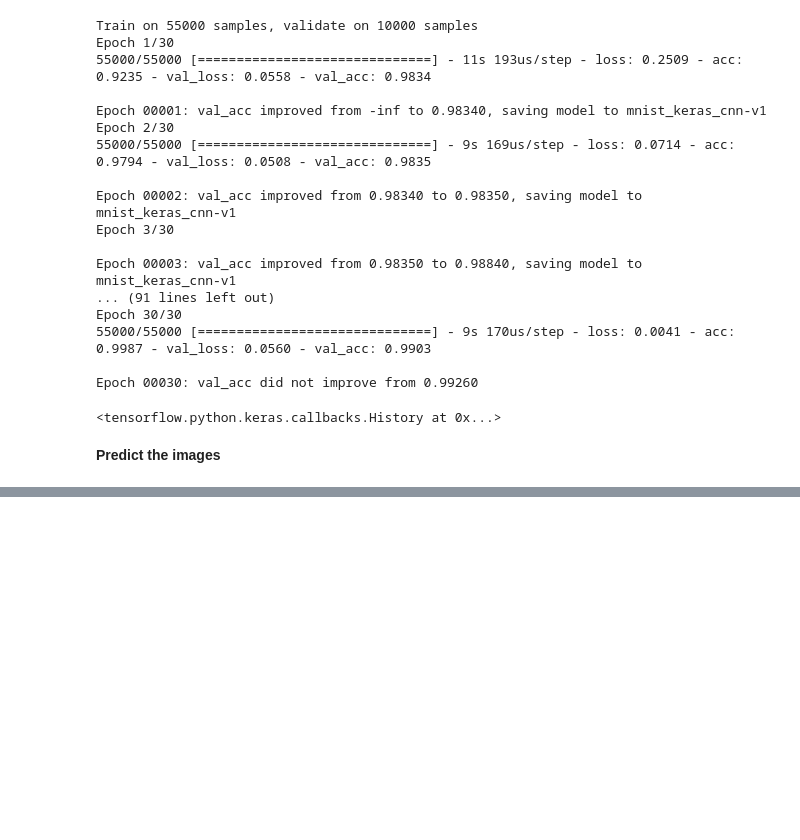
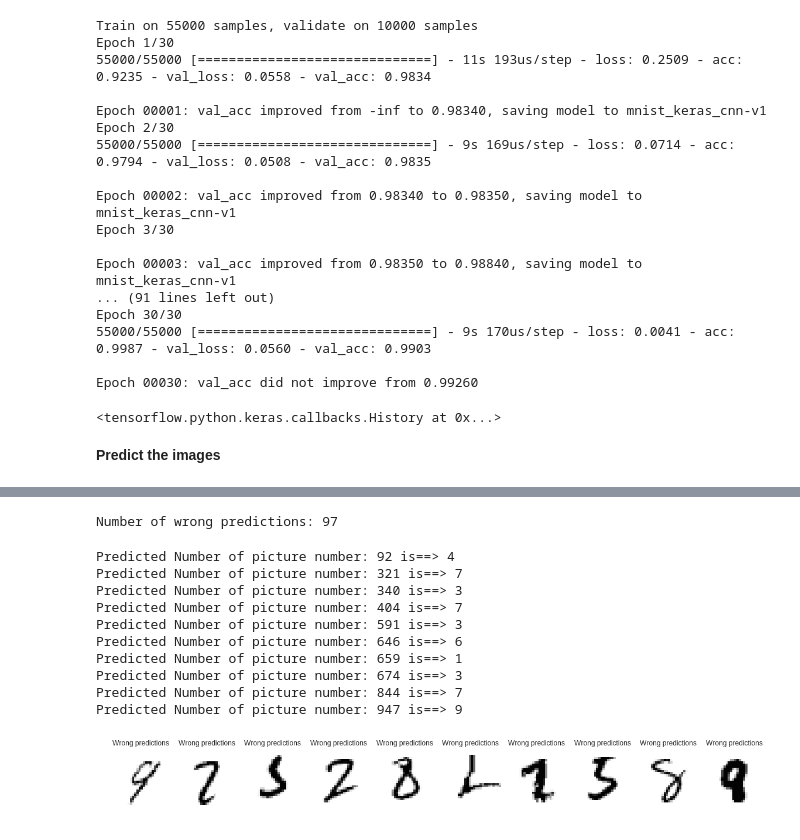
Before and after one commit to sayakgis/CSS, a Jupyter notebook: MNIST_CNN.ipynb, the cells around one changed output, grey strips where cells are left out. Drawn from its saved outputs; the diff is of its cells as text; code cells hidden in the pictures; blank space fills up the shorter version.

```diff
--- a/MNIST_CNN.ipynb
+++ b/MNIST_CNN.ipynb
@@ -195,0 +202,3 @@ Predicted Number of picture 6682 is==> 9
+# %%
+df_compare=pd.DataFrame([np.argmax(y_pred,axis=1),np.argmax(testY,axis=1)]).T
+df_compare.head()
@@ -195,0 +212,30 @@ Predicted Number of picture 6682 is==> 9
+# %%
+df_wrong=df_compare[df_compare[0]!=df_compare[1]]
+print('Number of wrong predictions:',df_wrong.shape[0])
+# %% [output]
+Number of wrong predictions: 97
+# %%
+plt.figure(figsize=(20,10))
+plt.subplots_adjust(hspace=0.1,wspace=0.1)
+
+ind=np.array(df_wrong.index[1:11])
+
+
+for i, j in zip(ind,range(1,11)):
+  plt.subplot(1,10,j)
+  print('Predicted Number of picture number:',i,'is==>',np.argmax(y_pred[i]))
+  plt.imshow(np.reshape(testX[i],(28,28)))
+  plt.axis('off')
+  plt.title('Wrong predictions')
+# %% [output]
+Predicted Number of picture number: 92 is==> 4
+Predicted Number of picture number: 321 is==> 7
+Predicted Number of picture number: 340 is==> 3
+Predicted Number of picture number: 404 is==> 7
+Predicted Number of picture number: 591 is==> 3
+Predicted Number of picture number: 646 is==> 6
+Predicted Number of picture number: 659 is==> 1
+Predicted Number of picture number: 674 is==> 3
+Predicted Number of picture number: 844 is==> 7
+Predicted Number of picture number: 947 is==> 9
+[figure, added]
```
Also changed, not shown: parts of 4 cells of this notebook.
